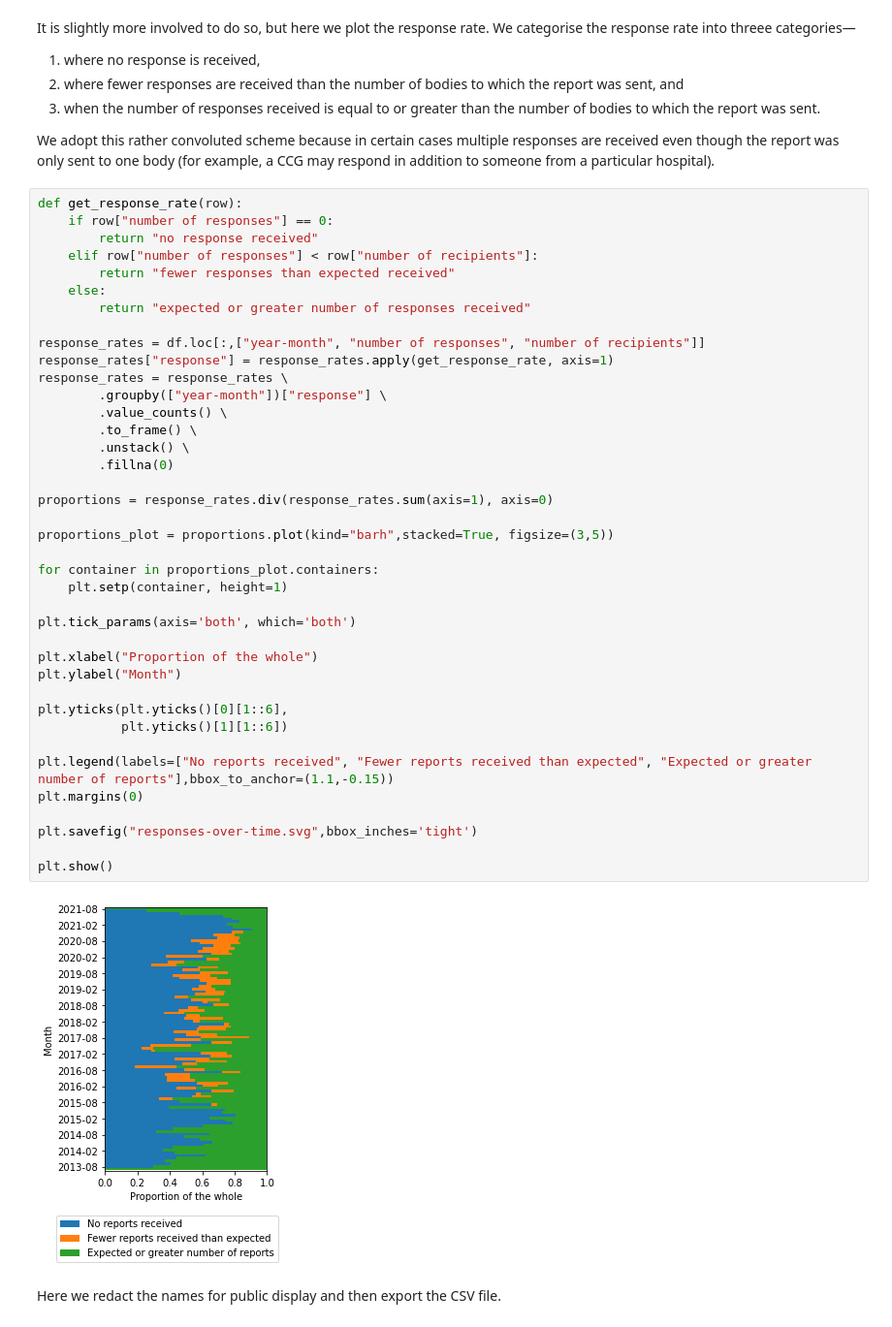
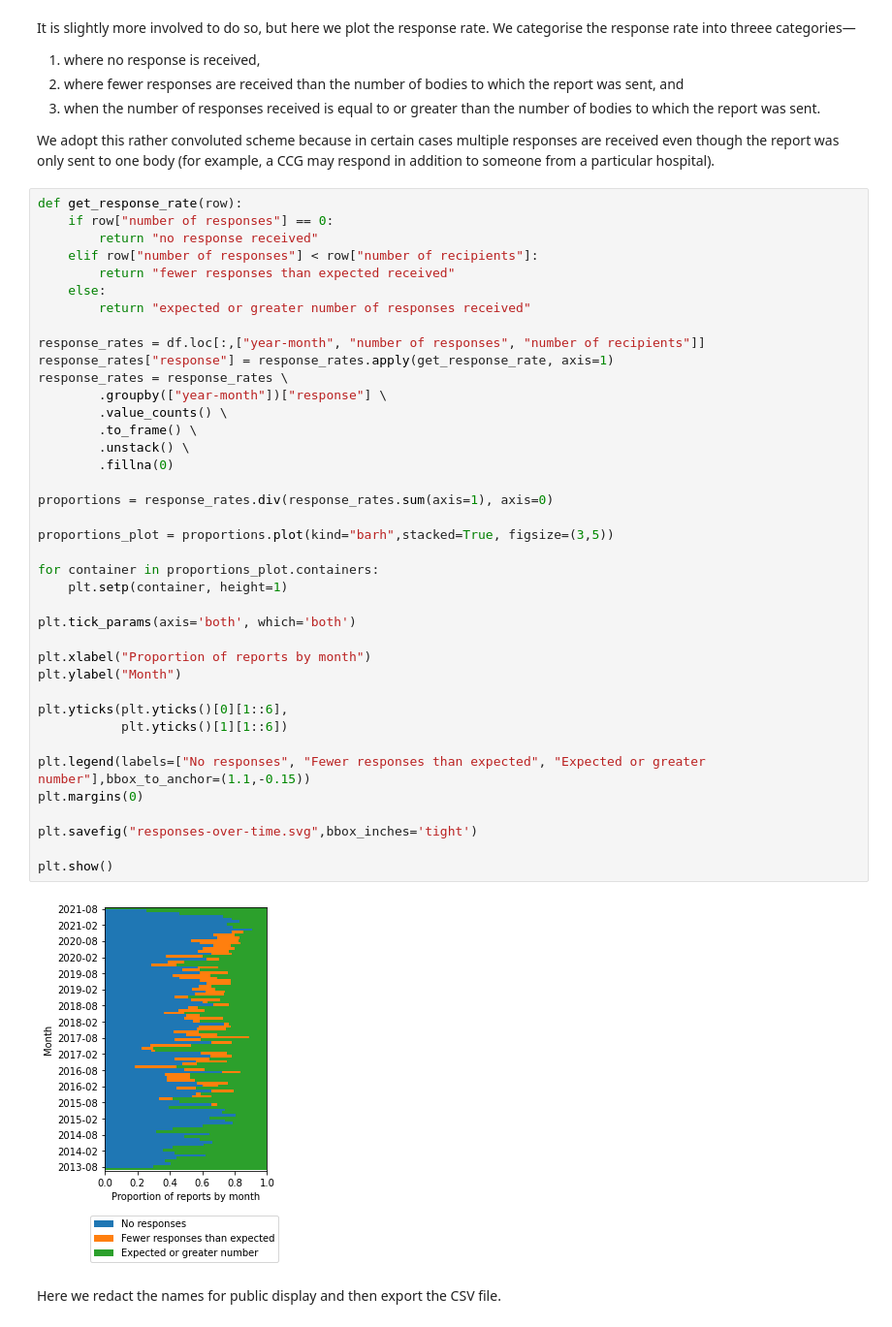
Before and after one commit to georgiarichards/georgiarichards.github.io, a Jupyter notebook: data/Web_scraper_PFDs.ipynb, the cells around one changed output. Shown at 97% size. Cells and saved outputs as stored; diff of their text form.

Commit message:
Changed figure labels for response rate over time.

```diff
--- a/data/Web_scraper_PFDs.ipynb
+++ b/data/Web_scraper_PFDs.ipynb
@@ -378,36 +378,36 @@ def get_response_rate(row):
 
 response_rates = df.loc[:,["year-month", "number of responses", "number of recipients"]]
 response_rates["response"] = response_rates.apply(get_response_rate, axis=1)
 response_rates = response_rates \
         .groupby(["year-month"])["response"] \
         .value_counts() \
         .to_frame() \
         .unstack() \
         .fillna(0)
 
 proportions = response_rates.div(response_rates.sum(axis=1), axis=0)
 
 proportions_plot = proportions.plot(kind="barh",stacked=True, figsize=(3,5))
 
 for container in proportions_plot.containers:
     plt.setp(container, height=1)
 
 plt.tick_params(axis='both', which='both')
 
-plt.xlabel("Proportion of the whole")
+plt.xlabel("Proportion of reports by month")
 plt.ylabel("Month")
 
 plt.yticks(plt.yticks()[0][1::6],
            plt.yticks()[1][1::6])
 
-plt.legend(labels=["No reports received", "Fewer reports received than expected", "Expected or greater number of reports"],bbox_to_anchor=(1.1,-0.15))
+plt.legend(labels=["No responses", "Fewer responses than expected", "Expected or greater number"],bbox_to_anchor=(1.1,-0.15))
 plt.margins(0)
 
 plt.savefig("responses-over-time.svg",bbox_inches='tight')
 
 plt.show()
 # %% [output]
-[figure, old version]
+[figure, new version]
 # %% [markdown]
 Here we redact the names for public display and then export the CSV file.
 # %%
```
Also changed, not shown: 1 other file.
